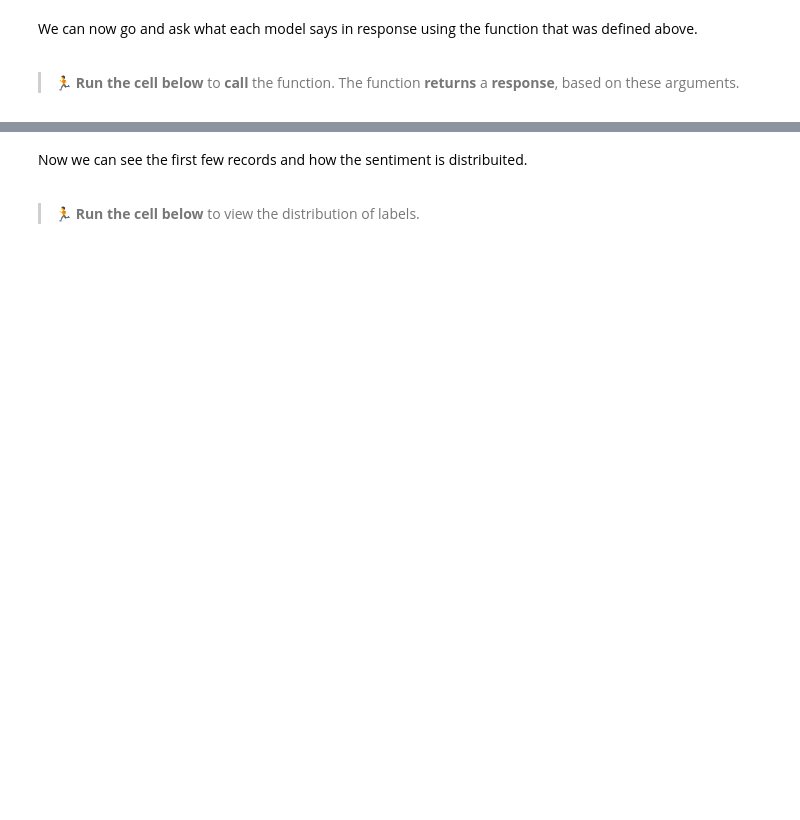
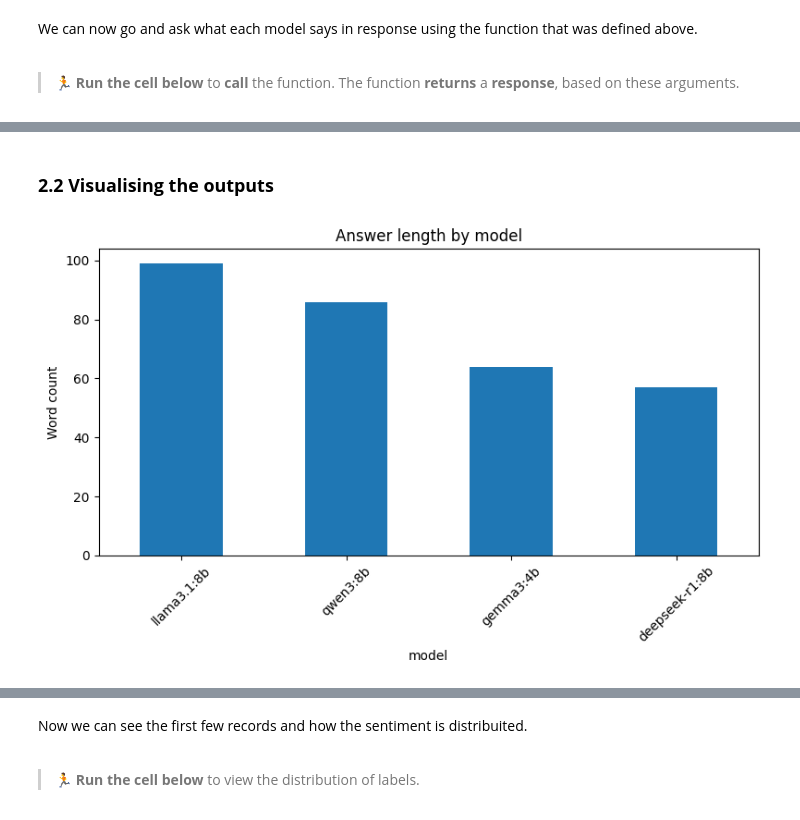
Before and after one commit to Fonzzy1/LLM-Workshop, a Jupyter notebook: workshop.ipynb, the cells around one changed output, grey strips where cells are left out. Saved outputs shown, nothing was run; the diff lists cells and outputs as text; code cells hidden in the pictures; blank space fills up the shorter version.

Commit message:
updates to part 2 (playing with helpful visualisations?)

```diff
--- a/workshop.ipynb
+++ b/workshop.ipynb
@@ -129,7 +150,7 @@ models.
 # Examples (ctrl+/ to use):
 # prompt = 'What is the role of performance in australian parliamentary debates'
 # prompt = 'Briefly tell me: What does a cat say?'
-prompt = 'What is the definition of framing in communication science?'
+prompt = 'In 100 words or less: What is the definition of framing in communication science?'
 # %% [markdown]
 We can now go and ask what each model says in response using the function that
 was defined above.
@@ -139,9 +160,18 @@ was defined above.
 
 > 🏃 **Run the cell below** to **call** the function. The function **returns** a **response**, based on these arguments.
 # %%
+rows = []
+
 for model in ['llama3.1:8b', 'qwen3:8b', 'gemma3:4b', 'deepseek-r1:8b']:
-    print(f'{model} is analysing your question...\n')
-    print("-" * 10)
+    print(f"{model} is analysing your question...\n")
+
     answer = query_llm(prompt, model)
-    print(f'{model} says:\n{answer}\n')
-    print("-" * 100)
+
+    rows.append({
+        "model": model,
+        "response": answer
+    })
+
+test_df = pd.DataFrame(rows)
+
+test_df
@@ -147,0 +191,17 @@ for model in ['llama3.1:8b', 'qwen3:8b', 'gemma3:4b', 'deepseek-r1:8b']:
+# %% [markdown]
+### **2.2 Visualising the outputs**
+# %%
+import matplotlib.pyplot as plt
+
+# Compute word counts for each model
+word_counts = test_df.set_index('model')['response'].apply(lambda x: len(x.split()))
+
+# Plot
+word_counts.plot(kind="bar", figsize=(8,5))
+plt.ylabel("Word count")
+plt.title("Answer length by model")
+plt.xticks(rotation=45)
+plt.tight_layout()
+plt.show()
+# %% [output]
+[figure, added]
```
Also changed, not shown: parts of 14 cells of this notebook.
